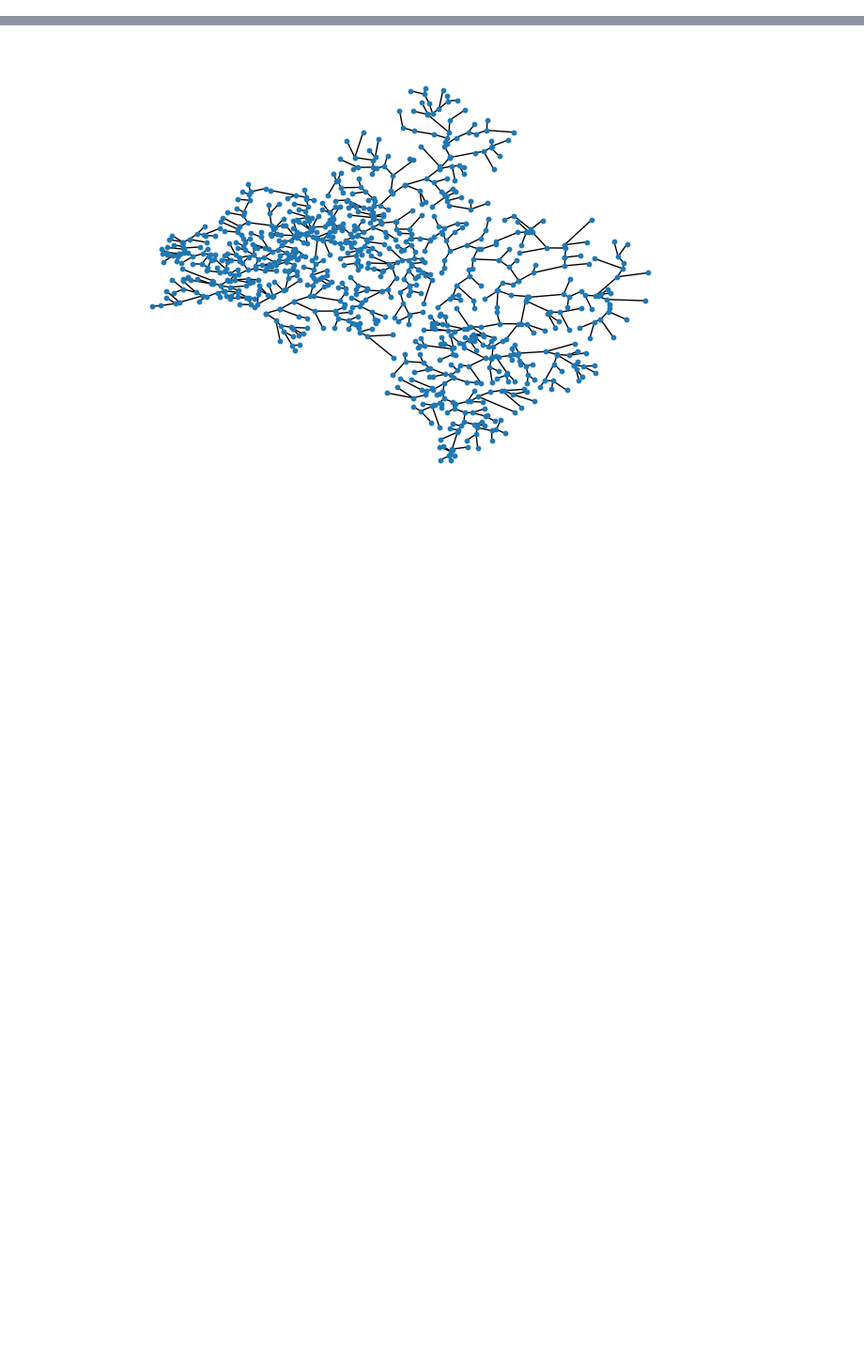
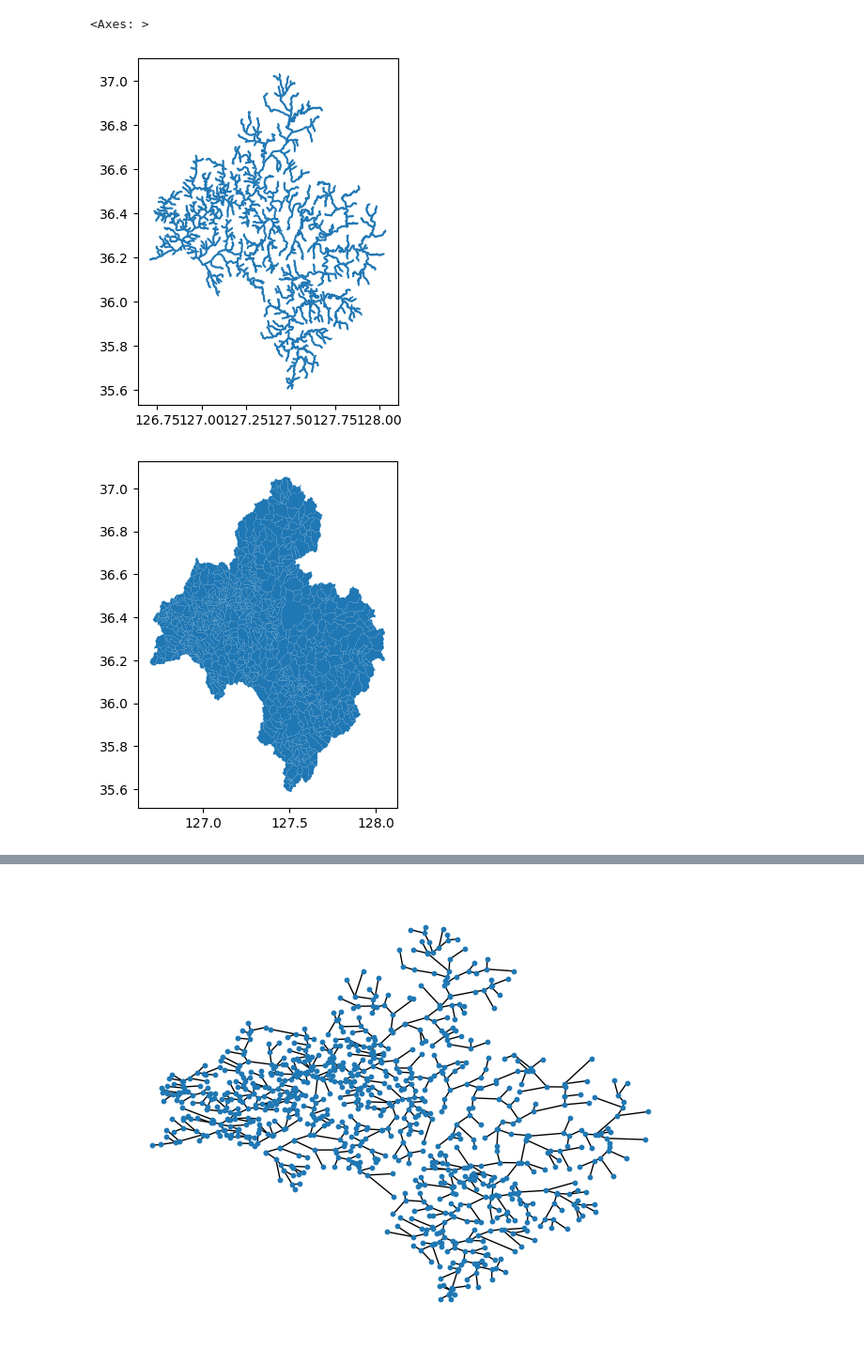
Before and after one commit to undertow515/geum_graph, a Jupyter notebook: makegraph.ipynb, the cells around one changed output, grey strips where cells are left out. Shown at 94% size. Drawn from its saved outputs; the diff is of its cells as text; code cells hidden in the pictures; blank space fills up the shorter version.

```diff
--- a/makegraph.ipynb
+++ b/makegraph.ipynb
@@ -1,21 +1,32 @@
 # %%
 import geopandas as gpd
 
 # KRF로 시작하는 shapefile 찾기
 shapefiles = [r"./src/shp/KRF_ver3_CATCHMENT_금강수계.shp",
               r"./src/shp/KRF_ver3_LINE_금강수계.shp",
               r"./src/shp/KRF_ver3_NODE_금강수계.shp",
               r"./src/shp/MASKED2_MMCAT.shp",
               r"./src/shp/merged_geum_river_basin_utf8.shp"]
 
 # shapefile 읽기
 masked = gpd.read_file(shapefiles[3])
 
 if masked.crs.to_string() != 'EPSG:4326':
     masked = masked.to_crs(epsg=4326)
 
 
 catchment_gdf = gpd.clip(gpd.read_file(shapefiles[0]),   masked)
 streamline_gdf = gpd.clip(gpd.read_file(shapefiles[1]), masked)
 node_gdf = gpd.clip(gpd.read_file(shapefiles[2]), masked)
 stations_gdf = gpd.clip(gpd.read_file(shapefiles[4], encoding="utf-8"), masked)
+
+# 시각화
+
+streamline_gdf.plot()
+catchment_gdf.plot()
+node_gdf.plot()
+stations_gdf.plot()
+# %% [output]
+<Axes: >
+[figure, added]
+[figure, added]
```
Also changed, not shown: parts of 1 cell of this notebook.
